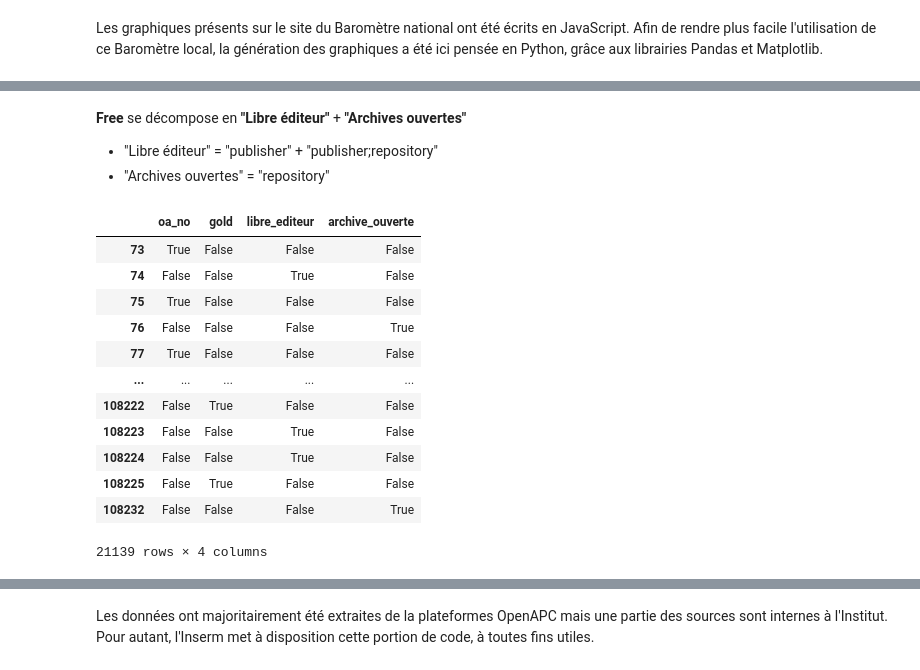
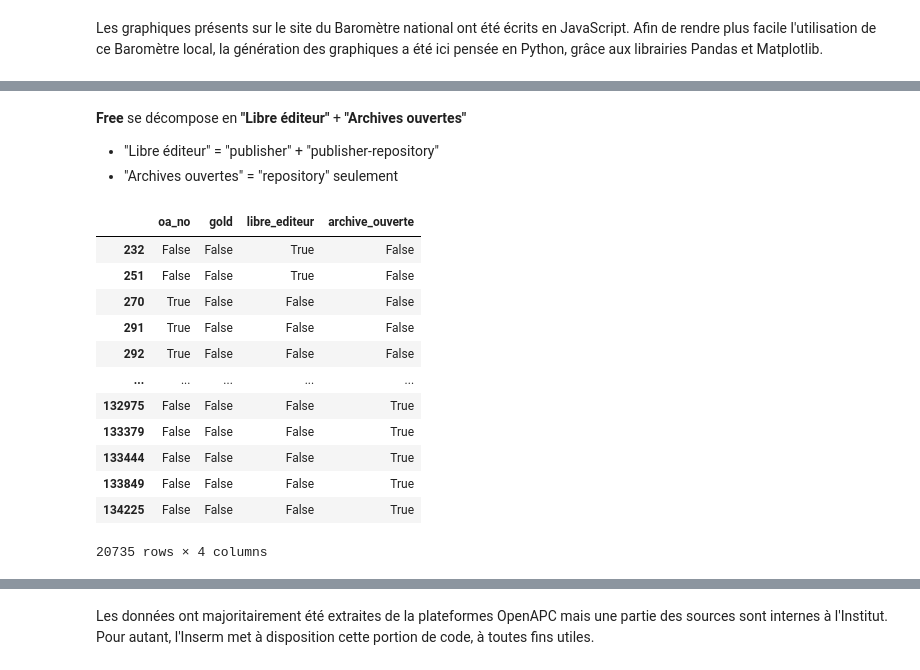
Before and after one commit to Inserm-IST/BSO-Inserm, a Jupyter notebook: 02_barometre_inserm.ipynb, the cells around one changed output, grey strips where cells are left out. Saved outputs shown, nothing was run; the diff lists cells and outputs as text; code cells hidden in the pictures.

```diff
--- a/02_barometre_inserm.ipynb
+++ b/02_barometre_inserm.ipynb
@@ -21,2 +19,2 @@ import numpy as np
 # %%
-publis_inserm_df = pd.read_csv("Data/outputs/bso-publications-latest_180036048_enriched.csv",sep=";")
+df_complete = pd.read_csv("Data/raw/bso-publications-latest_180036048_enriched.csv", sep=";")
@@ -28,0 +63,2 @@ Proportion des publications 2020 en accès ouvert
+# %%
+annee = 2022
@@ -29,4 +67,4 @@ Proportion des publications 2020 en accès ouvert
 # %%
-pie_data = publis_inserm_df.loc[publis_inserm_df['year'] == 2021.0,:]
-pie_data
+pie_data = df_complete.loc[df_complete['year'] == annee, :]
+pie_data.shape
 # %% [output]
@@ -81,9 +214,9 @@ Free 40.03%
 # %% [markdown]
 **Free** se décompose en **"Libre éditeur"** + **"Archives ouvertes"**
-* "Libre éditeur" = "publisher" + "publisher;repository"
-* "Archives ouvertes" = "repository"
+* "Libre éditeur" = "publisher" + "publisher-repository"
+* "Archives ouvertes" = "repository" seulement
 # %%
-libre_editeur =  free & ((pie_data['oa_host_type'] == 'publisher') | (pie_data['oa_host_type'] == 'publisher;repository'))
+libre_editeur =  free & ((pie_data['oa_host_type'] == 'publisher') | (pie_data['oa_host_type'] == 'publisher-repository'))
 # %%
 archive_ouverte = free & (pie_data['oa_host_type'] == 'repository')
 # %%
@@ -91,21 +224,24 @@ assert(sum(free) == sum(libre_editeur)+sum(archive_ouverte))
 # %%
-pie_data_ext = pd.DataFrame({'oa_no' : oa_no,
-                             'gold' : gold,
-                             'libre_editeur' : libre_editeur,
-                             'archive_ouverte' : archive_ouverte
-                            })
+pie_data_ext = pd.DataFrame(
+    {
+        "oa_no": oa_no,
+        "gold": gold,
+        "libre_editeur": libre_editeur,
+        "archive_ouverte": archive_ouverte,
+    }
+)
 pie_data_ext
 # %% [output]
 |  | oa_no | gold | libre_editeur | archive_ouverte |
-| 73 | True | False | False | False |
-| 74 | False | False | True | False |
-| 75 | True | False | False | False |
-| 76 | False | False | False | True |
-| 77 | True | False | False | False |
+| 232 | False | False | True | False |
+| 251 | False | False | True | False |
+| 270 | True | False | False | False |
+| 291 | True | False | False | False |
+| 292 | True | False | False | False |
 | ... | ... | ... | ... | ... |
-| 108222 | False | True | False | False |
-| 108223 | False | False | True | False |
-| 108224 | False | False | True | False |
-| 108225 | False | True | False | False |
-| 108232 | False | False | False | True |
+| 132975 | False | False | False | True |
+| 133379 | False | False | False | True |
+| 133444 | False | False | False | True |
+| 133849 | False | False | False | True |
+| 134225 | False | False | False | True |
-21139 rows × 4 columns
+20735 rows × 4 columns
```
Also changed, not shown: parts of 82 cells of this notebook.
